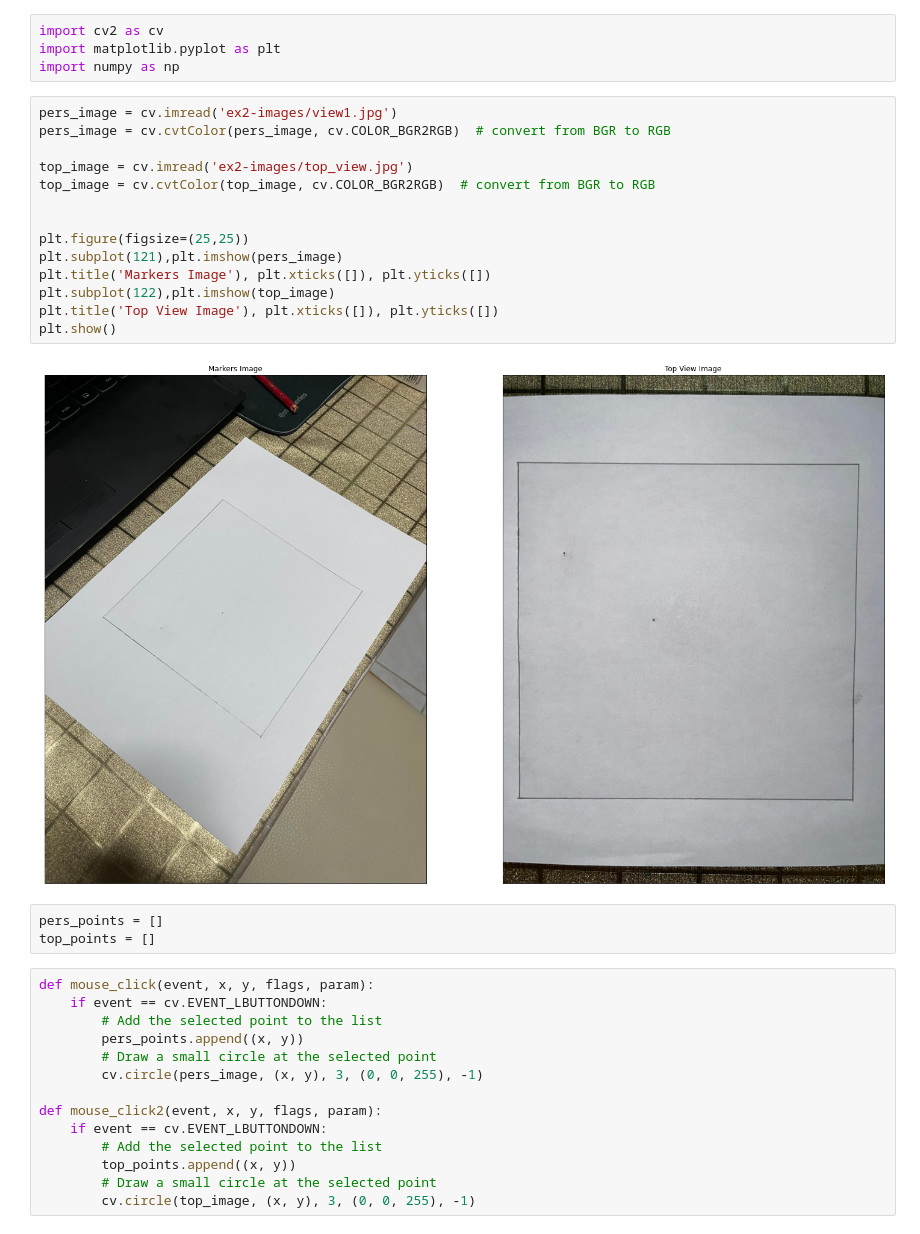
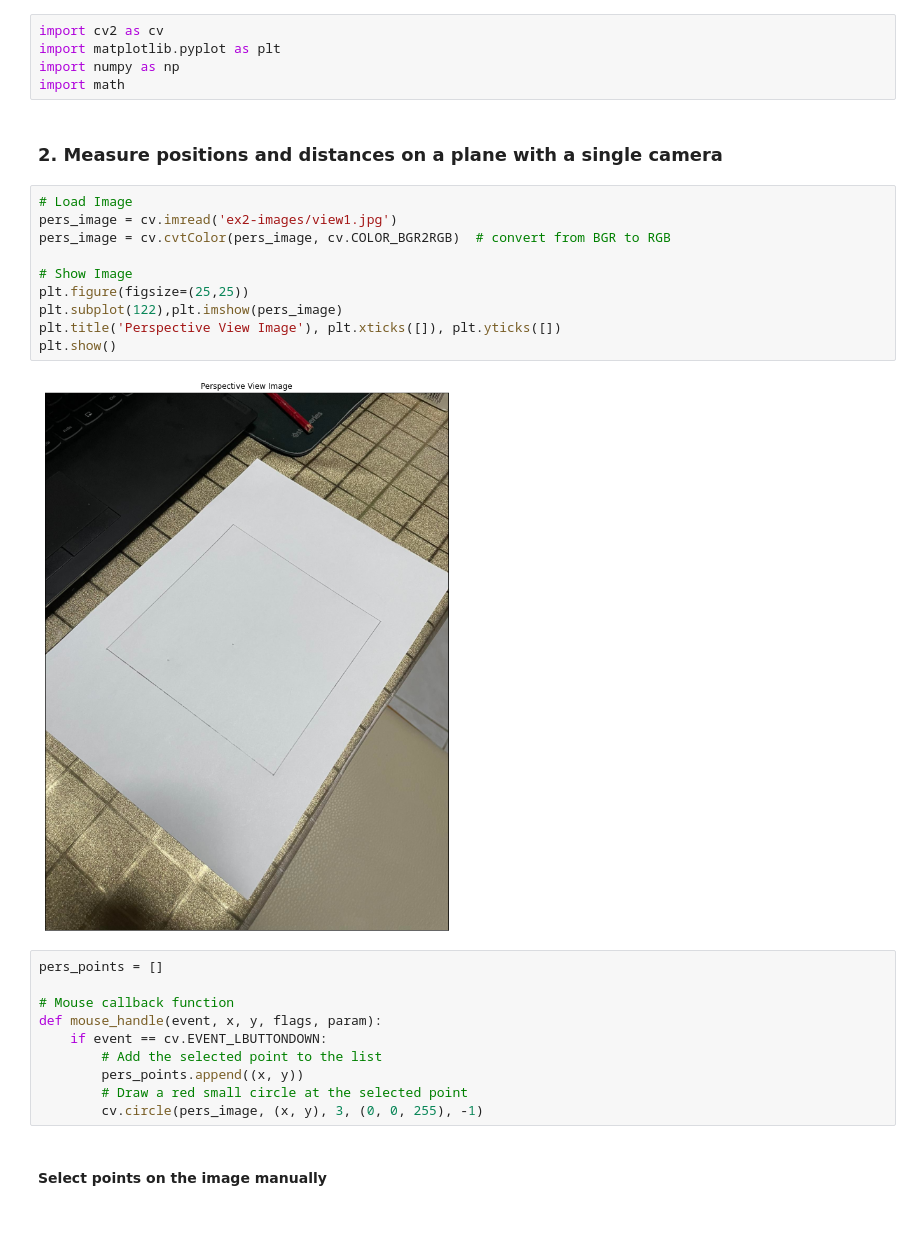
Before and after one commit to pipe-01/VCOM, a Jupyter notebook: ex2.ipynb, the cells around one changed output. Drawn from its saved outputs; the diff is of its cells as text.

```diff
--- a/ex2.ipynb
+++ b/ex2.ipynb
@@ -2,39 +2,33 @@
 import cv2 as cv
 import matplotlib.pyplot as plt
 import numpy as np
+import math
+# %% [markdown]
+### 2. Measure positions and distances on a plane with a single camera
 # %%
+# Load Image
 pers_image = cv.imread('ex2-images/view1.jpg')
 pers_image = cv.cvtColor(pers_image, cv.COLOR_BGR2RGB)  # convert from BGR to RGB
 
-top_image = cv.imread('ex2-images/top_view.jpg')
-top_image = cv.cvtColor(top_image, cv.COLOR_BGR2RGB)  # convert from BGR to RGB
-
-
+# Show Image
 plt.figure(figsize=(25,25))
-plt.subplot(121),plt.imshow(pers_image)
-plt.title('Markers Image'), plt.xticks([]), plt.yticks([])
-plt.subplot(122),plt.imshow(top_image)
-plt.title('Top View Image'), plt.xticks([]), plt.yticks([])
+plt.subplot(122),plt.imshow(pers_image)
+plt.title('Perspective View Image'), plt.xticks([]), plt.yticks([])
 plt.show()
 # %% [output]
-[figure, old version]
+[figure, new version]
-# %%
-pers_points = []
-top_points = []
 # %%
-def mouse_click(event, x, y, flags, param):
+pers_points = []
+
+# Mouse callback function
+def mouse_handle(event, x, y, flags, param):
     if event == cv.EVENT_LBUTTONDOWN:
         # Add the selected point to the list
         pers_points.append((x, y))
-        # Draw a small circle at the selected point
+        # Draw a red small circle at the selected point
         cv.circle(pers_image, (x, y), 3, (0, 0, 255), -1)
-
-def mouse_click2(event, x, y, flags, param):
-    if event == cv.EVENT_LBUTTONDOWN:
-        # Add the selected point to the list
-        top_points.append((x, y))
-        # Draw a small circle at the selected point
-        cv.circle(top_image, (x, y), 3, (0, 0, 255), -1)
+# %% [markdown]
+#### Select points on the image manually
 # %%
 # Create a window to display the image and set the mouse callback function
 cv.namedWindow('Image', cv.WINDOW_NORMAL)
```
Also changed, not shown: parts of 14 cells of this notebook, 4 other files.
